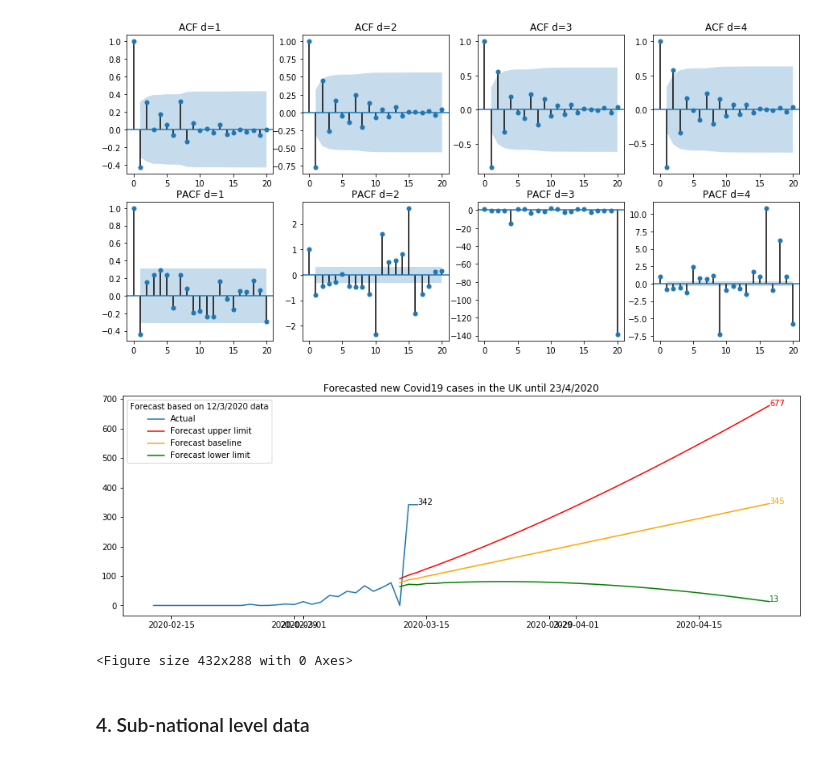
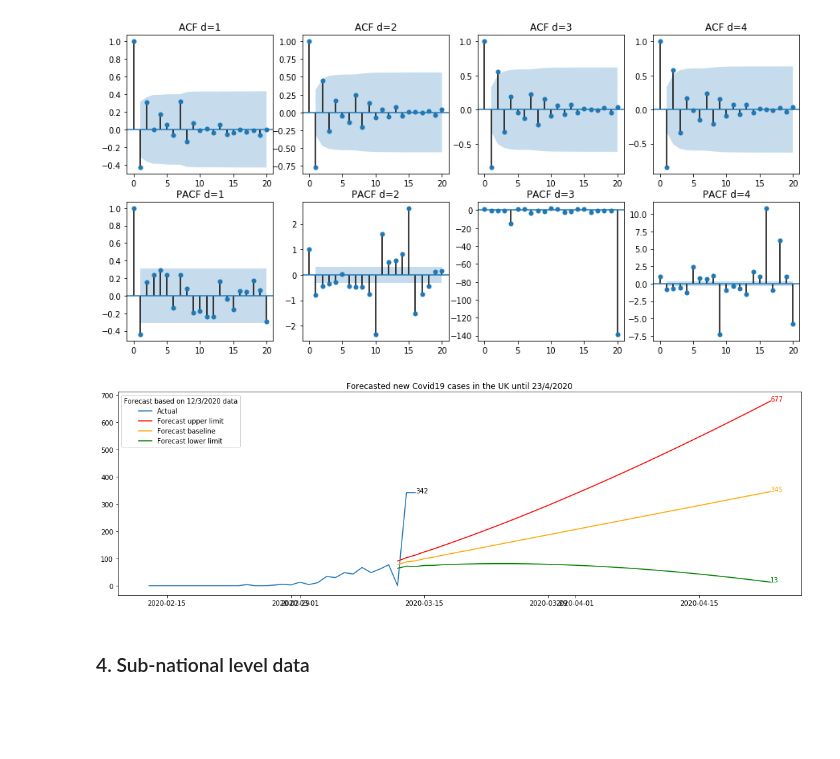
Before and after one commit to khairulomar/Covid-19, a Jupyter notebook: Covid19.ipynb, the cells around one changed output. Cells and saved outputs as stored; diff of their text form; code cells hidden in the pictures; blank space fills up the shorter version.

```diff
--- a/Covid19.ipynb
+++ b/Covid19.ipynb
@@ -190,32 +189,32 @@ sarima = SARIMAX(dfuk, order=(p, d, q),
 # %%
 # Set plotting periods
 test_start = dfuk.index.max() + oneday
 test_end   = test_start + oneday * 7*6
 act_start  = test_start - oneday * 7*4
 pred = sarima.predict(start=test_start, end=test_end, dynamic=True)
 pred_conf = sarima.get_forecast(len(pred)).conf_int()
 upper = pred_conf.iloc[:,1]
 lower = pred_conf.iloc[:,0].clip(0)
 
 # Plot data
 fig, ax = plt.subplots(figsize=(15,5))
 plt.plot(dfuk0[act_start:], label='Actual')
 plt.plot(upper, label='Forecast upper limit', c='red')
 plt.plot(pred, label='Forecast baseline', c='orange')
 plt.plot(lower, label='Forecast lower limit', c='green')
 plt.text(dfuk0.index.max(), dfuk0[-1], dfuk0[-1])
 plt.text(test_end, int(upper.iloc[-1]), int(upper.iloc[-1]), color='red')
 plt.text(test_end, int(pred.iloc[-1]), int(pred.iloc[-1]), color='orange')
 plt.text(test_end, int(lower.iloc[-1]), int(lower.iloc[-1]), color='green')
 
 # plt.fill_between(pred.index, pred_conf.iloc[:,1], pred_conf.iloc[:,0].clip(0), color='r', alpha=.05, label='ARIMA confidence interval');
 plt.legend(loc='upper left', title=f'Forecast based on {test_start.day}/{test_start.month}/2020 data')
 ax.set_title(f'Forecasted new Covid19 cases in the UK until {test_end.day}/{test_end.month}/2020')
+plt.tight_layout()
+plt.savefig('forecast_uk.png', pad_inches=0)
 plt.show()
-plt.savefig('forecast_uk.png')
 # %% [output]
-[figure, old version]
+[figure, new version]
-<Figure size 432x288 with 0 Axes>
 # %% [markdown]
 ### 4. Sub-national level data
 # %%
```
Also changed, not shown: parts of 1 cell of this notebook, 1 other file.
